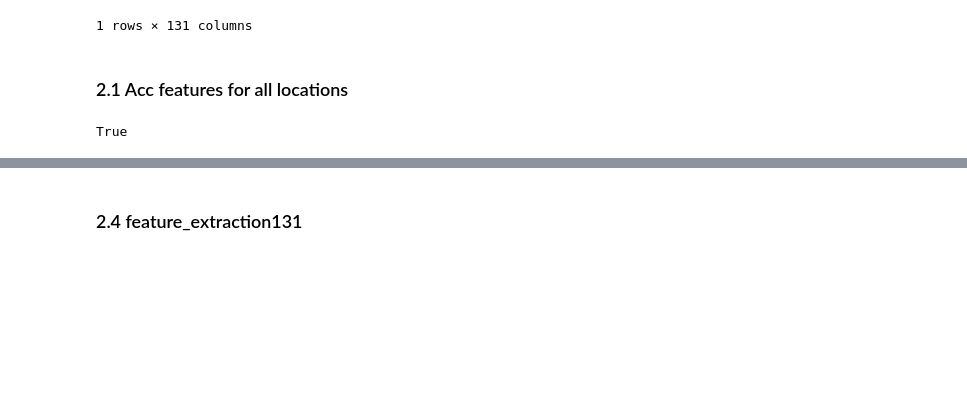
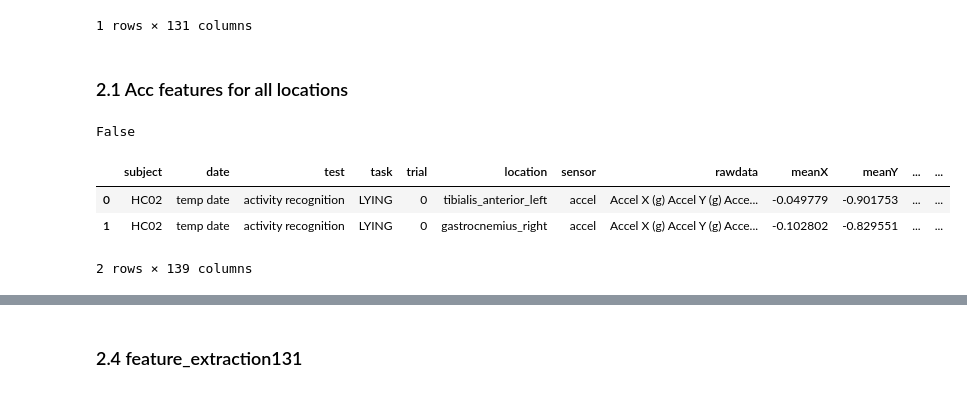
Before and after one commit to kamshee/activity-recognition-process, a Jupyter notebook: TestFeatures.ipynb, the cells around one changed output, grey strips where cells are left out. Drawn from its saved outputs; the diff is of its cells as text; code cells hidden in the pictures; blank space fills up the shorter version.

```diff
--- a/TestFeatures.ipynb
+++ b/TestFeatures.ipynb
@@ -1244,6 +1229,13 @@ def feature_extraction(df, sensor_type='accel'):
     return acceldf
 # %%
 test2 = feature_extraction(df,'accel')
-test2.equals(test)
+# test2.equals(test)
 # %% [output]
-True
+False
+# %%
+test2.head(2)
+# %% [output]
+|  | subject | date | test | task | trial | location | sensor | rawdata | meanX | meanY | ... | ... |
+| 0 | HC02 | temp date | activity recognition | LYING | 0 | tibialis_anterior_left | accel | Accel X (g) Accel Y (g) Acce... | -0.049779 | -0.901753 | ... | ... |
+| 1 | HC02 | temp date | activity recognition | LYING | 0 | gastrocnemius_right | accel | Accel X (g) Accel Y (g) Acce... | -0.102802 | -0.829551 | ... | ... |
+2 rows × 139 columns
```
Also changed, not shown: parts of 11 cells of this notebook, 2 other files.
